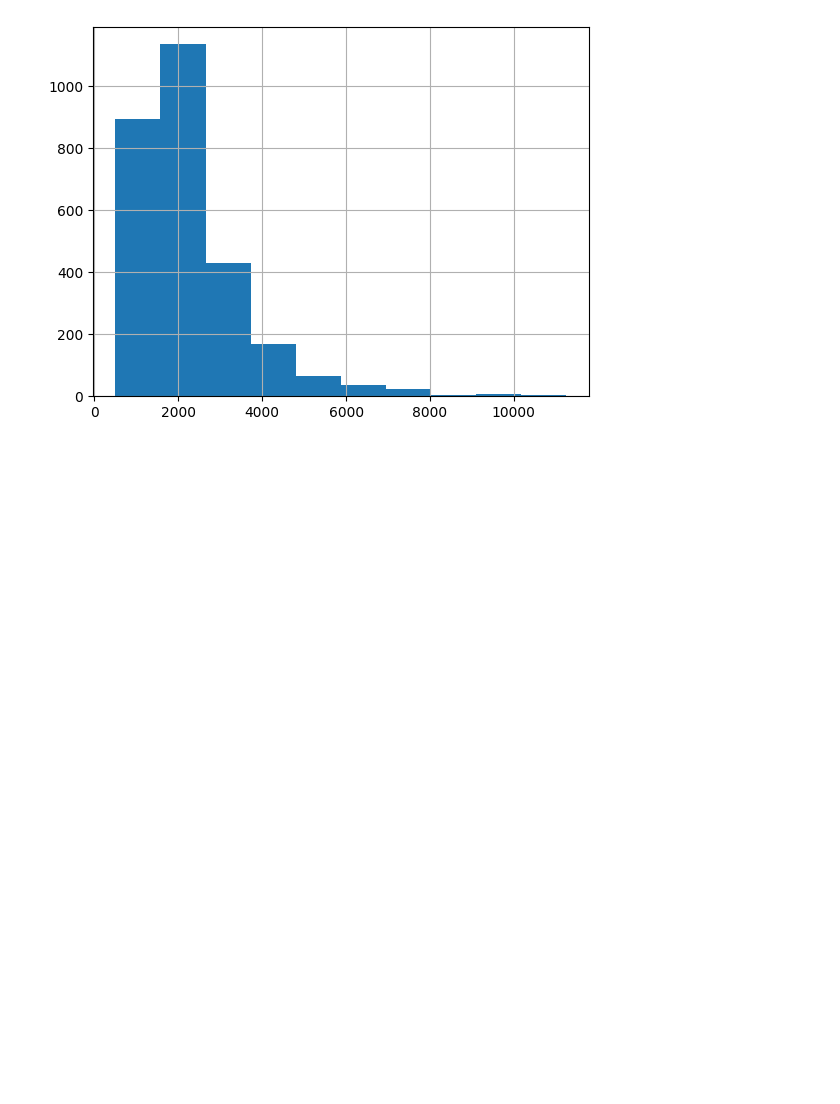
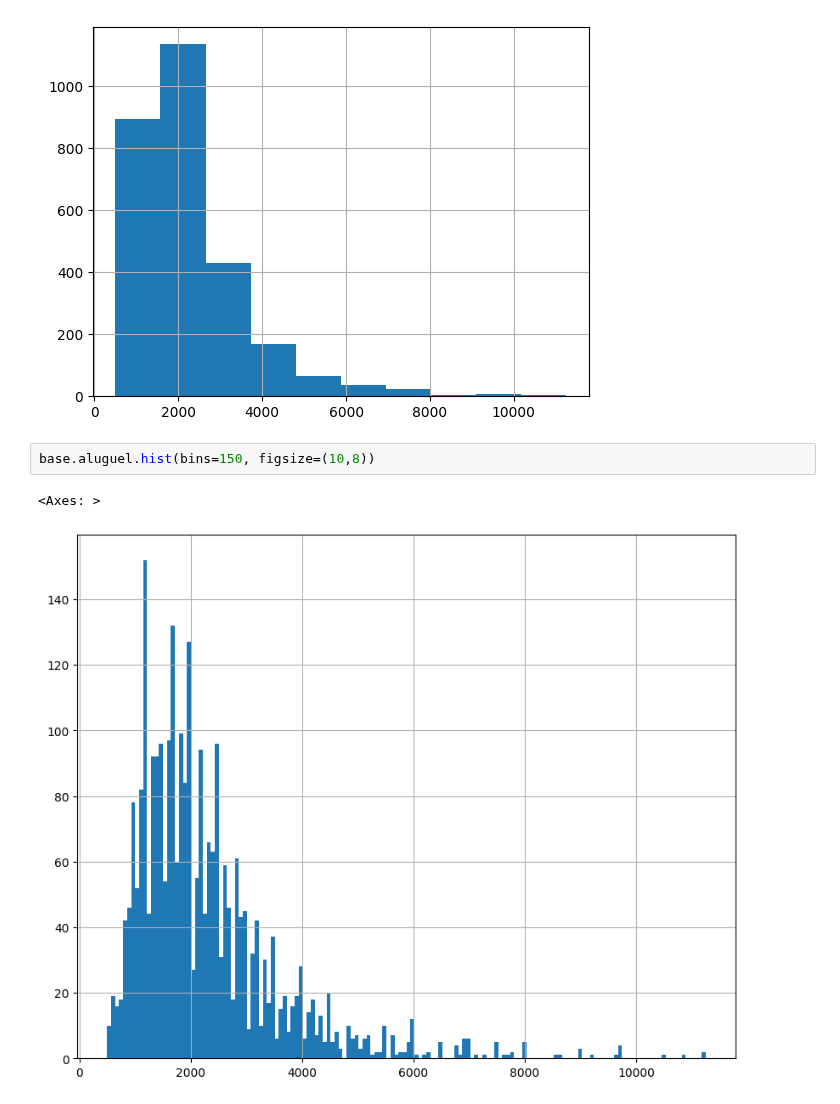
Before and after one commit to abilioepalanga/Market-Value-Predictor-Airbnb, a Jupyter notebook: main.ipynb, the cells around one changed output. Saved outputs shown, nothing was run; the diff lists cells and outputs as text; blank space fills up the shorter version.

Commit message:
Melhorando o visual do Gráfico

```diff
--- a/main.ipynb
+++ b/main.ipynb
@@ -609,3 +624,8 @@ base.aluguel.hist()
 # %% [output]
 <Axes: >
 [figure]
+# %%
+base.aluguel.hist(bins=150, figsize=(10,8))
+# %% [output]
+<Axes: >
+[figure, added]
```
Also changed, not shown: parts of 3 cells of this notebook.
